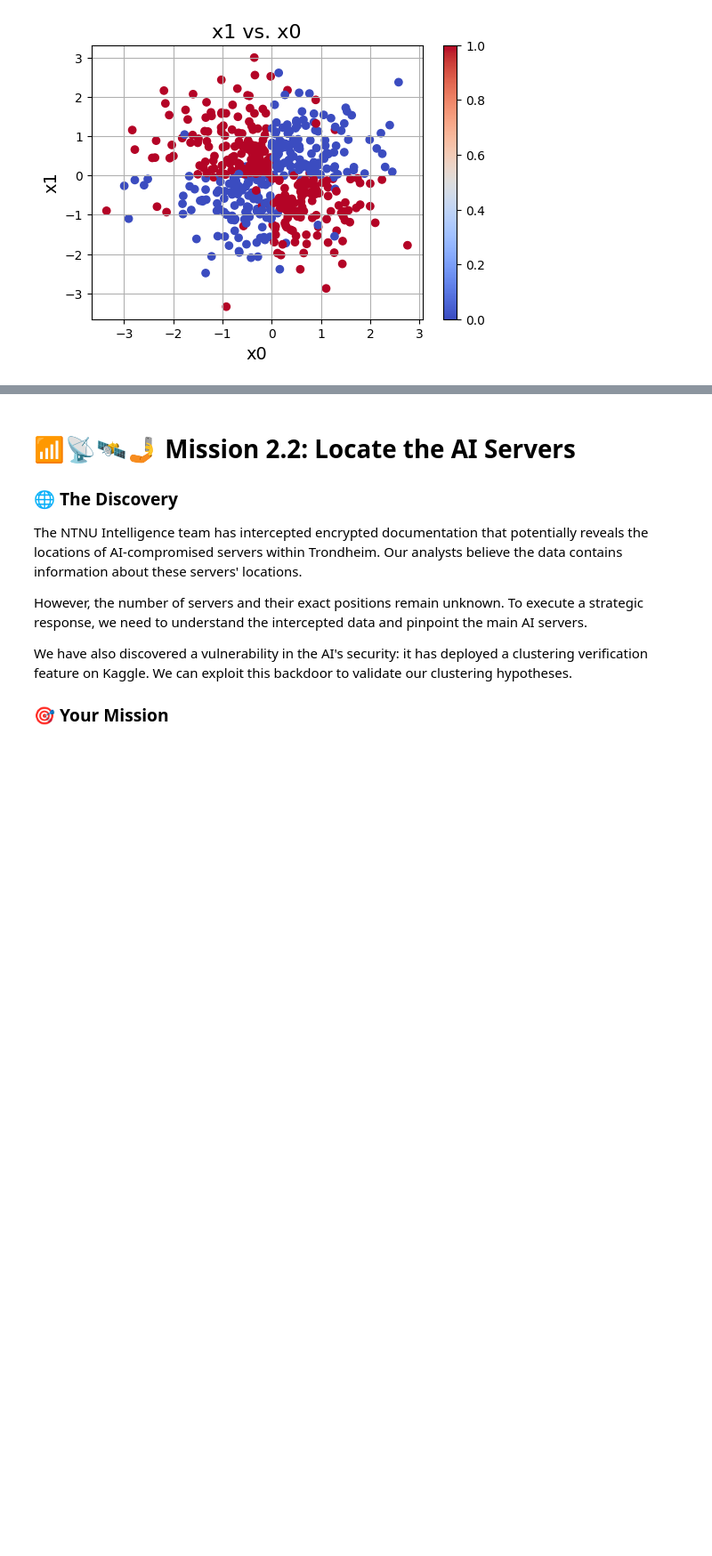
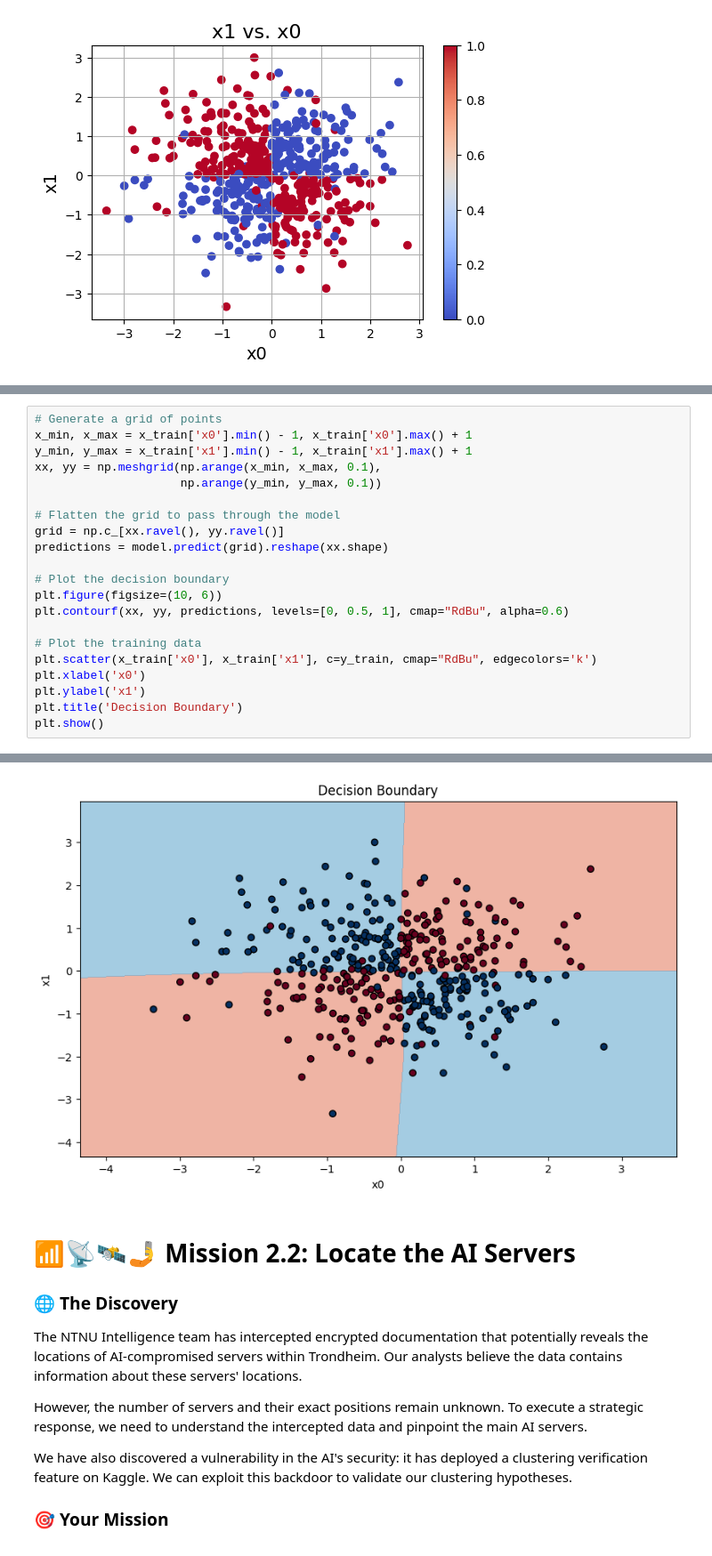
Before and after one commit to Ksund02/Machine-Learning-Project, a Jupyter notebook: Assignment2/Chapter_2.ipynb, the cells around one changed output, grey strips where cells are left out. Shown: that part at 89% size. Drawn from its saved outputs; the diff is of its cells as text; blank space fills up the shorter version.

```diff
--- a/Assignment2/Chapter_2.ipynb
+++ b/Assignment2/Chapter_2.ipynb
@@ -195,0 +248,22 @@ Test Accuracy: 0.928
+# %%
+# Generate a grid of points
+x_min, x_max = x_train['x0'].min() - 1, x_train['x0'].max() + 1
+y_min, y_max = x_train['x1'].min() - 1, x_train['x1'].max() + 1
+xx, yy = np.meshgrid(np.arange(x_min, x_max, 0.1),
+                     np.arange(y_min, y_max, 0.1))
+
+# Flatten the grid to pass through the model
+grid = np.c_[xx.ravel(), yy.ravel()]
+predictions = model.predict(grid).reshape(xx.shape)
+
+# Plot the decision boundary
+plt.figure(figsize=(10, 6))
+plt.contourf(xx, yy, predictions, levels=[0, 0.5, 1], cmap="RdBu", alpha=0.6)
+
+# Plot the training data
+plt.scatter(x_train['x0'], x_train['x1'], c=y_train, cmap="RdBu", edgecolors='k')
+plt.xlabel('x0')
+plt.ylabel('x1')
+plt.title('Decision Boundary')
+plt.show()
+# %% [output]
@@ -196,3 +271,4 @@ Test Accuracy: 0.928
+[figure, added]
 # %% [markdown]
 # 📶📡🛰️🤳 Mission 2.2: Locate the AI Servers
 
```
Also changed, not shown: parts of 12 cells of this notebook, 1 other file.
